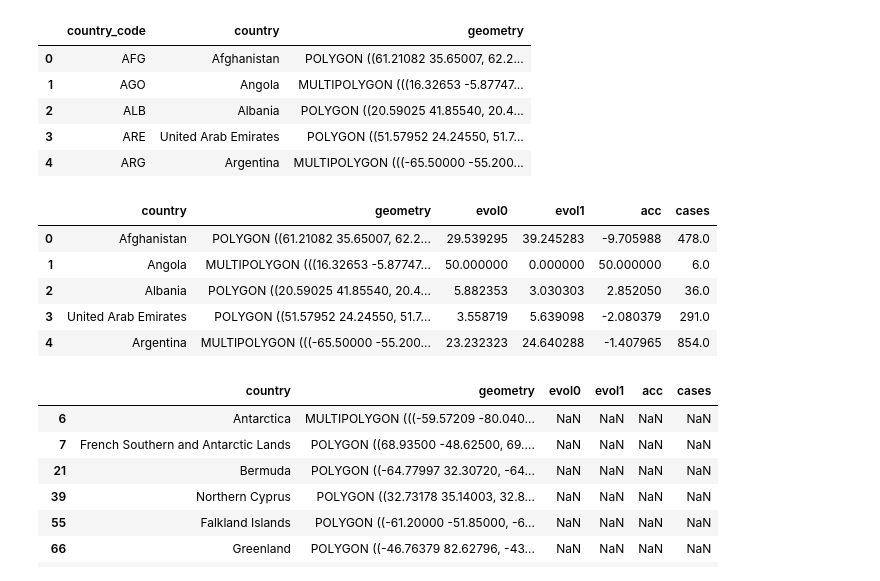
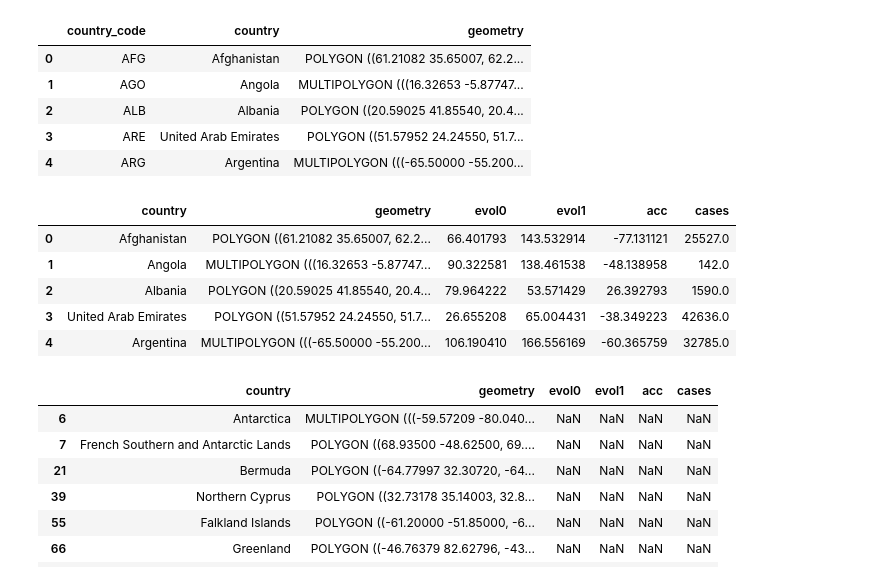
Before and after one commit to tjbtjbtjb/CoCoA, a Jupyter notebook: analysis/CocoaMap_vWorld-covid19-evol.ipynb, the cells around one changed output. Drawn from its saved outputs; the diff is of its cells as text; code cells hidden in the pictures.

```diff
--- a/analysis/CocoaMap_vWorld-covid19-evol.ipynb
+++ b/analysis/CocoaMap_vWorld-covid19-evol.ipynb
@@ -17,4 +43,5 @@ array(['Diamond Princess', 'Holy See', 'MS Zaandam', 'San Marino'],
 # %%
-d=p.getStats(type='Cumul',which='deaths',country=countries,output='pandas')
+whichdata='deaths'
+d=p.getStats(type='Cumul',which=whichdata,country=countries,output='pandas')
 d.head()
 # %% [output]
@@ -37,28 +60,23 @@ d1=d[d["date"]==last1week].sort_values("country")
 last2week=lastdate-timedelta(weeks=2)
 d2=d[d["date"]==last2week].sort_values("country")
 
-dd=d0.merge(d1.merge(d2,on="country",how="inner",suffixes=('1','2')),on="country",how="inner",)
+dateref=lastdate-timedelta(weeks=6)
+dref=d[d["date"]==dateref].sort_values("country")
 
-#df['color'] = ['red' if x == 'Z' else 'green' for x in df['Set']]
-#dd["evol0"]=(dd["cases"]-dd["cases1"])*100./dd["cases1"]
-dd["evol1"]=(dd["cases1"]-dd["cases2"])*100./dd["cases2"]
-
-#dd["evol0"]=[(dd["cases"]-dd["cases1"])*100./c if c == 0 else -1 for c in dd["cases1"]]
-#dd['evol0'] = dd.Set.map( lambda x: 'red' if x == 'Z' else 'green')
-#dd["evol1"]=(dd["cases1"]-dd["cases2"])*100./dd["cases2"]
+dd=dref.merge(d0.merge(d1.merge(d2,on="country",how="inner",suffixes=('1','2')),on="country",how="inner"),on="country",how="inner",suffixes=('0',''))
 
 def setevol0(row):
-    if row["cases1"] == 0:
+    if row["cases1"]-row["cases0"]== 0:
         return -1
     else:
-        return (row["cases"]-row["cases1"])*100./row["cases1"]
+        return (row["cases"]-row["cases1"])*100./(row["cases1"]-row["cases0"])
 dd = dd.assign(evol0=dd.apply(setevol0, axis=1))
 
 def setevol1(row):
-    if row["cases2"] == 0:
+    if row["cases2"]-row["cases0"] == 0:
         return -1
     else:
-        return (row["cases1"]-row["cases2"])*100./row["cases2"]
+        return (row["cases1"]-row["cases2"])*100./(row["cases2"]-row["cases0"])
 dd = dd.assign(evol1=dd.apply(setevol1, axis=1))
 
 dd["acc"]=dd["evol0"]-dd["evol1"]
@@ -87,15 +105,15 @@ gdf.head()
 | 4 | ARG | Argentina | MULTIPOLYGON (((-65.50000 -55.200... |
 # %%
 merged = gdf.merge(dd, on = 'country', how = 'left')
-merged=merged[["country","geometry","evol0","evol1","acc","cases"]]
+merged=merged#[["country","geometry","evol0","evol1","acc","cases"]]
 merged.head()
 # %% [output]
 |  | country | geometry | evol0 | evol1 | acc | cases |
-| 0 | Afghanistan | POLYGON ((61.21082 35.65007, 62.2... | 29.539295 | 39.245283 | -9.705988 | 478.0 |
-| 1 | Angola | MULTIPOLYGON (((16.32653 -5.87747... | 50.000000 | 0.000000 | 50.000000 | 6.0 |
-| 2 | Albania | POLYGON ((20.59025 41.85540, 20.4... | 5.882353 | 3.030303 | 2.852050 | 36.0 |
-| 3 | United Arab Emirates | POLYGON ((51.57952 24.24550, 51.7... | 3.558719 | 5.639098 | -2.080379 | 291.0 |
-| 4 | Argentina | MULTIPOLYGON (((-65.50000 -55.200... | 23.232323 | 24.640288 | -1.407965 | 854.0 |
+| 0 | Afghanistan | POLYGON ((61.21082 35.65007, 62.2... | 66.401793 | 143.532914 | -77.131121 | 25527.0 |
+| 1 | Angola | MULTIPOLYGON (((16.32653 -5.87747... | 90.322581 | 138.461538 | -48.138958 | 142.0 |
+| 2 | Albania | POLYGON ((20.59025 41.85540, 20.4... | 79.964222 | 53.571429 | 26.392793 | 1590.0 |
+| 3 | United Arab Emirates | POLYGON ((51.57952 24.24550, 51.7... | 26.655208 | 65.004431 | -38.349223 | 42636.0 |
+| 4 | Argentina | MULTIPOLYGON (((-65.50000 -55.200... | 106.190410 | 166.556169 | -60.365759 | 32785.0 |
 # %%
 merged[merged["cases"].isnull()]
 # %% [output]
```
Also changed, not shown: parts of 6 cells of this notebook, 2 other files.
